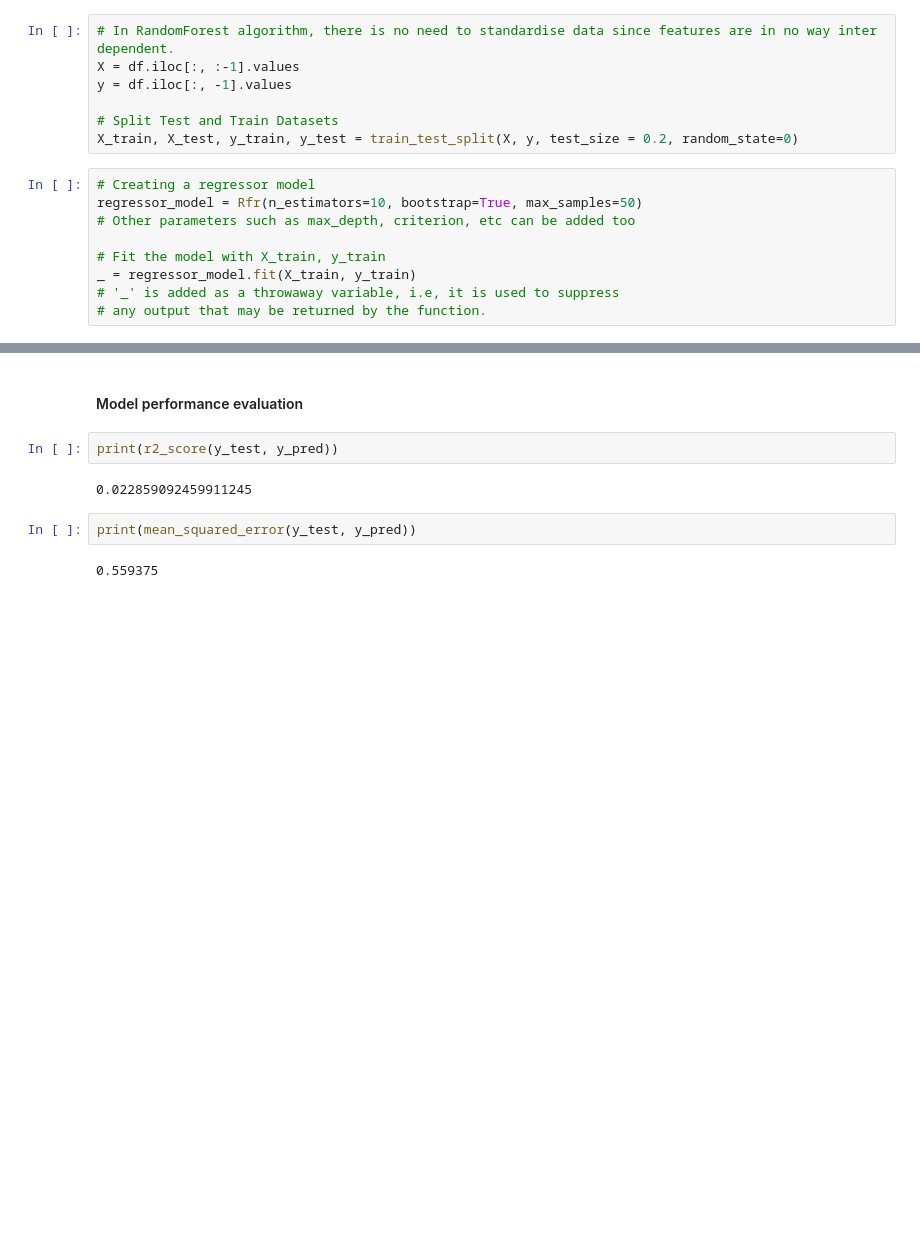
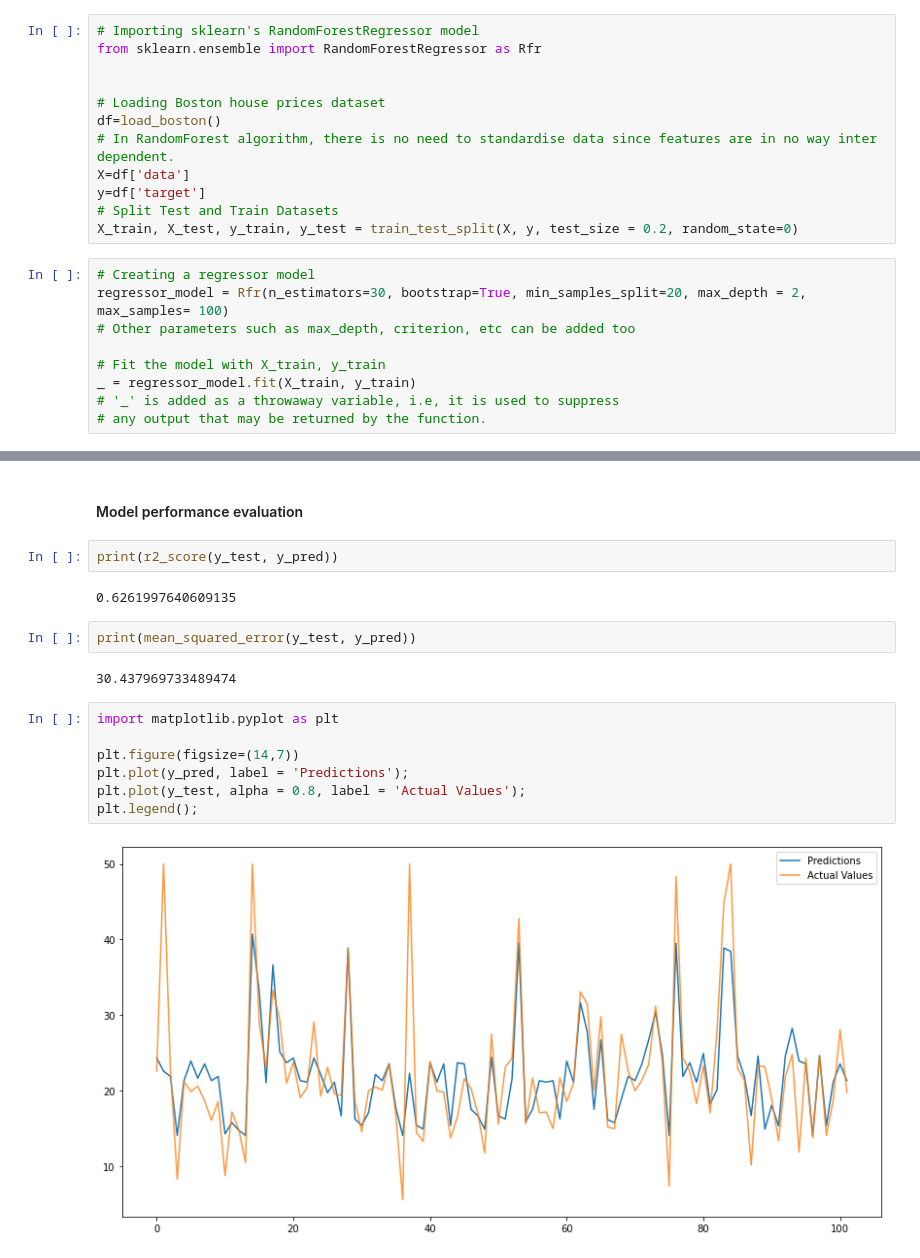
Before and after one commit to Devtown-India/-REVIEW-Random_Forest_Workbook, a Jupyter notebook: Random_Forest.ipynb, the cells around one changed output, grey strips where cells are left out. Drawn from its saved outputs; the diff is of its cells as text; blank space fills up the shorter version.

```diff
--- a/Random_Forest.ipynb
+++ b/Random_Forest.ipynb
@@ -540,13 +599,18 @@ df.head(10)
 # %%
+# Importing sklearn's RandomForestRegressor model
+from sklearn.ensemble import RandomForestRegressor as Rfr
+
+
+# Loading Boston house prices dataset
+df=load_boston()
 # In RandomForest algorithm, there is no need to standardise data since features are in no way inter dependent.
-X = df.iloc[:, :-1].values
-y = df.iloc[:, -1].values
-
+X=df['data']
+y=df['target']
 # Split Test and Train Datasets
 X_train, X_test, y_train, y_test = train_test_split(X, y, test_size = 0.2, random_state=0)
 # %%
 # Creating a regressor model
-regressor_model = Rfr(n_estimators=10, bootstrap=True, max_samples=50)
+regressor_model = Rfr(n_estimators=30, bootstrap=True, min_samples_split=20, max_depth = 2, max_samples= 100)
 # Other parameters such as max_depth, criterion, etc can be added too
 
 # Fit the model with X_train, y_train
@@ -561,8 +625,17 @@ y_pred = regressor_model.predict(X_test)
 # %%
 print(r2_score(y_test, y_pred))
 # %% [output]
-0.022859092459911245
+0.6261997640609135
 # %%
 print(mean_squared_error(y_test, y_pred))
 # %% [output]
-0.559375
+30.437969733489474
+# %%
+import matplotlib.pyplot as plt
+
+plt.figure(figsize=(14,7))
+plt.plot(y_pred, label = 'Predictions');
+plt.plot(y_test, alpha = 0.8, label = 'Actual Values');
+plt.legend();
+# %% [output]
+[figure, added]
```
Also changed, not shown: parts of 26 cells of this notebook, 6 other files.
